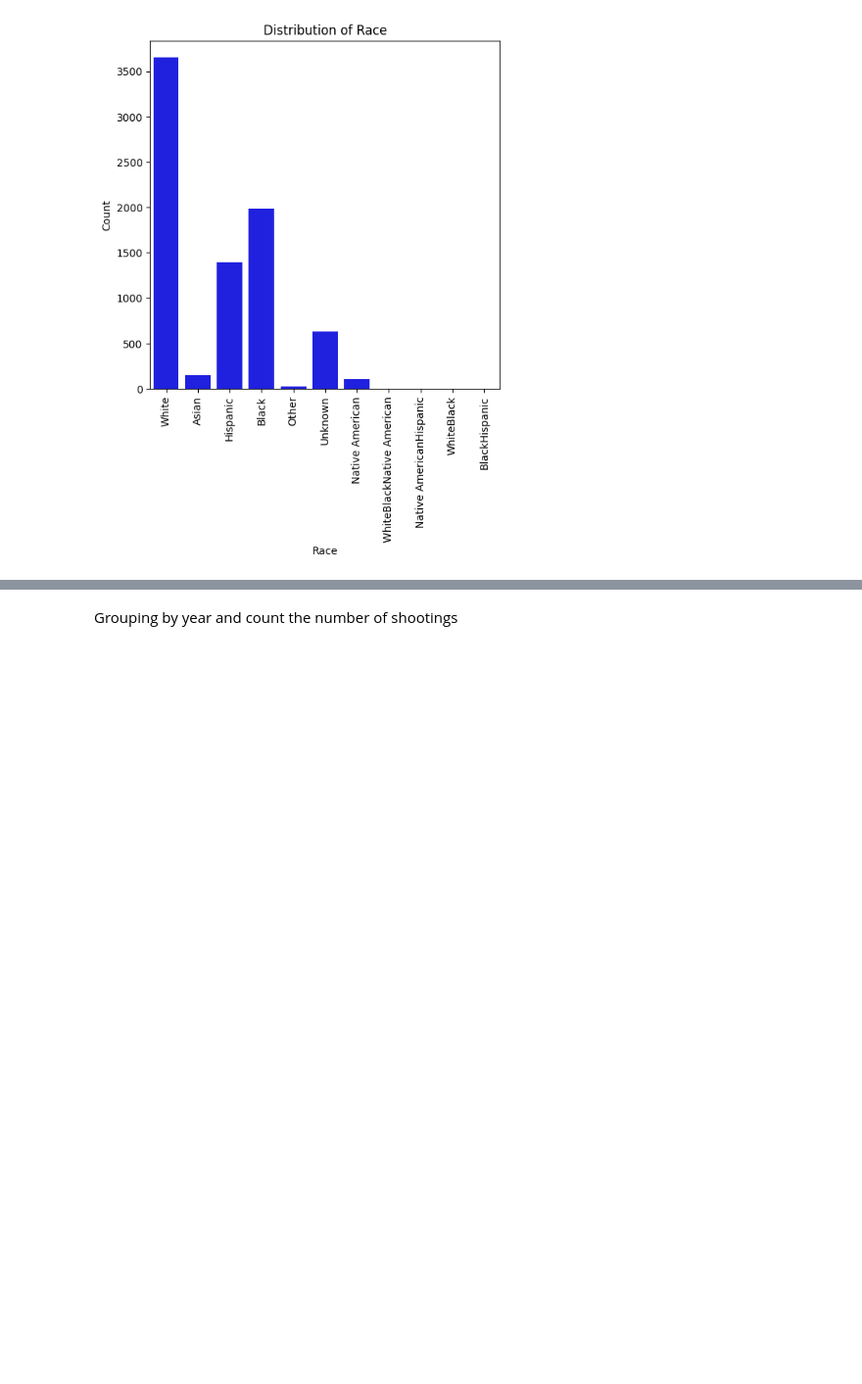
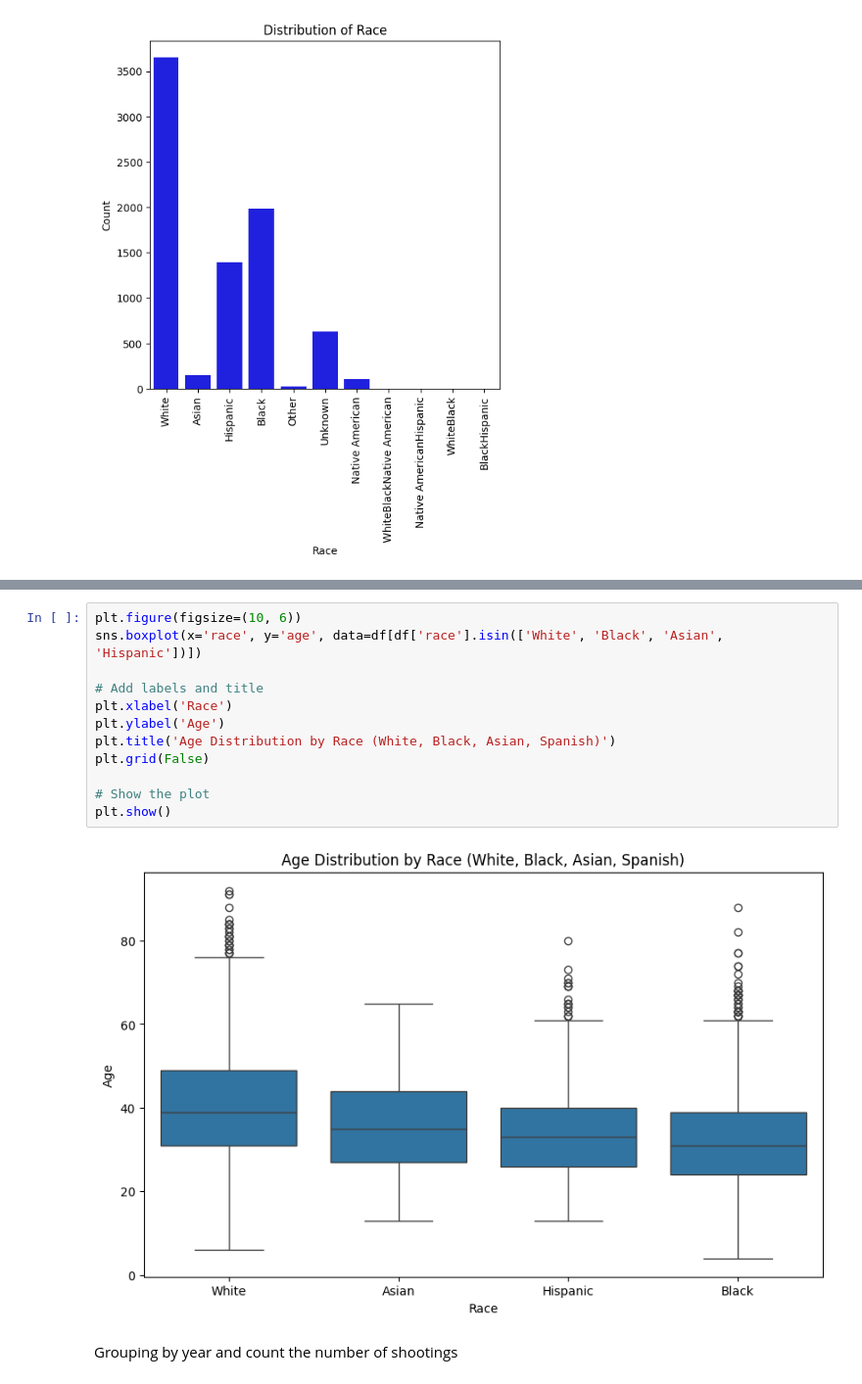
Before and after one commit to ZeeMurphy/Projects-Z, a Jupyter notebook: Porject1_201April10.ipynb, the cells around one changed output, grey strips where cells are left out. Shown at 98% size. Saved outputs shown, nothing was run; the diff lists cells and outputs as text; blank space fills up the shorter version.

```diff
--- a/Porject1_201April10.ipynb
+++ b/Porject1_201April10.ipynb
@@ -157,3 +174,17 @@ Although half of the people shot and killed by police are White, Black Americans
+# %%
+plt.figure(figsize=(10, 6))
+sns.boxplot(x='race', y='age', data=df[df['race'].isin(['White', 'Black', 'Asian', 'Hispanic'])])
+
+# Add labels and title
+plt.xlabel('Race')
+plt.ylabel('Age')
+plt.title('Age Distribution by Race (White, Black, Asian, Spanish)')
+plt.grid(False)
+
+# Show the plot
+plt.show()
+# %% [output]
+[figure, added]
 # %% [markdown]
 Grouping by year and count the number of shootings
 # %%
```
Also changed, not shown: parts of 9 cells of this notebook.
